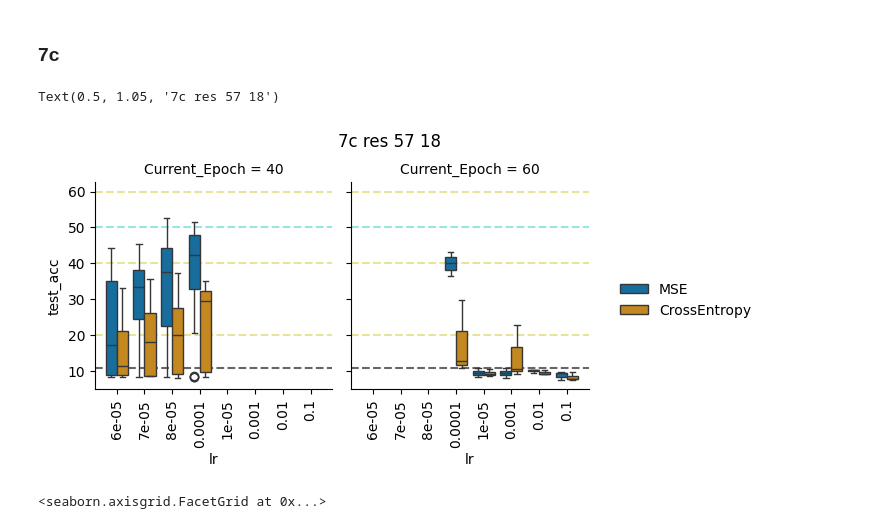
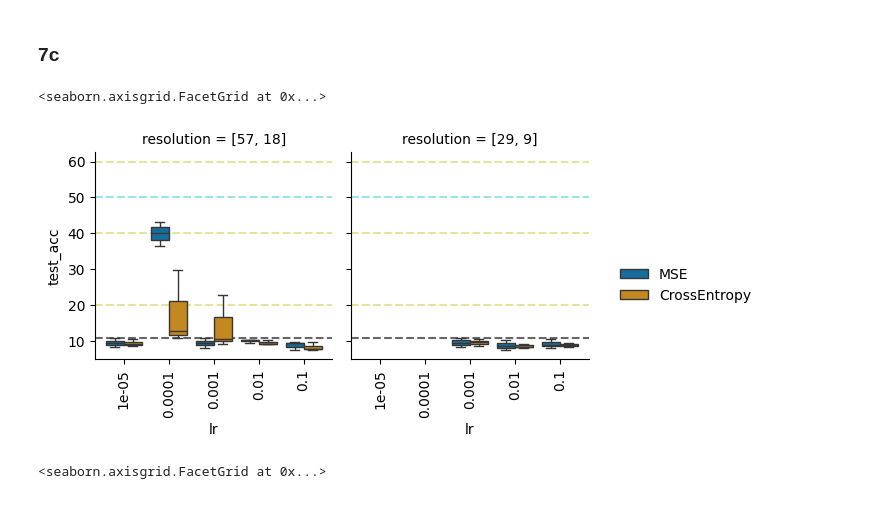
Before and after one commit to Naybellez/antvis, a Jupyter notebook: optics/Captains_Log/CaptainsLog_startdate_030625.ipynb, the cells around one changed output. Drawn from its saved outputs; the diff is of its cells as text; code cells hidden in the pictures.

```diff
--- a/optics/Captains_Log/CaptainsLog_startdate_030625.ipynb
+++ b/optics/Captains_Log/CaptainsLog_startdate_030625.ipynb
@@ -188,10 +195,11 @@ fir_2c2l = pd.concat([df_b_2c2l_452144, df_b_2c2l_22672, df_b_2c2l_11336, df_b_2
 # remove wd and ched vals
 df_all_b_2c = fir_2c2l[(fir_2c2l['wd']==0)&(fir_2c2l['scheduler value']==0)]
 # %%
+df_all_b_2c_1e4 = df_all_b_2c[(df_all_b_2c['lr'] == 1e-4)&(df_all_b_2c['Current_Epoch']==60)]
 
-g= sns.FacetGrid(df_all_b_2c,col='lr', row= "Current_Epoch", margin_titles=True, legend_out=True)
+g= sns.FacetGrid(df_all_b_2c_1e4, margin_titles=True, legend_out=True) #col='lr',  row= "Current_Epoch",
 
-g.map(sns.boxplot, "resolution", "test_acc", hue=df_all_b_2c["loss_fn"], palette="colorblind")
+g.map(sns.boxplot, "resolution", "test_acc", hue=df_all_b_2c_1e4["loss_fn"], palette="colorblind")
 
 for ax in g.axes_dict.values():
     g.tick_params(axis='x', rotation=90)
@@ -217,12 +225,15 @@ file_path_b_3c2l_452144_3 = r'.././res_big_loop_saves/models/batch/3c2l/3c2l_[45
 
 file_path_b_3c2l_22672_1 = r'.././res_big_loop_saves/models/batch/3c2l/3c2l_[226, 72]_2024-04-22.csv'
 file_path_b_3c2l_22672_2 = r'.././res_big_loop_saves/models/batch/3c2l/3c2l_[226, 72]_2024-05-22.csv'
+file_path_b_3c2l_22672_3 = r'.././res_big_loop_saves/models/batch/3c2l/3c2l_[226, 72]_2024-06-04.csv'
 
 file_path_b_3c2l_11336_1 = r'.././res_big_loop_saves/models/batch/3c2l/3c2l_[113, 36]_2024-04-22.csv'
 file_path_b_3c2l_11336_2 = r'.././res_big_loop_saves/models/batch/3c2l/3c2l_[113, 36]_2024-05-22.csv'
+file_path_b_3c2l_11336_3 = r'.././res_big_loop_saves/models/batch/3c2l/3c2l_[113, 36]_2024-06-04.csv'
 
 file_path_b_3c2l_5718_1 = r'.././res_big_loop_saves/models/batch/3c2l/3c2l_[57, 18]_2024-04-22.csv'
 file_path_b_3c2l_5718_2 = r'.././res_big_loop_saves/models/batch/3c2l/3c2l_[57, 18]_2024-05-22.csv'
+file_path_b_3c2l_5718_3 = r'.././res_big_loop_saves/models/batch/3c2l/3c2l_[57, 18]_2024-06-04.csv'
 
 file_path_b_3c2l_299_1 = r'.././res_big_loop_saves/models/batch/3c2l/3c2l_[29, 9]_2024-04-22.csv'
 file_path_b_3c2l_299_2 = r'.././res_big_loop_saves/models/batch/3c2l/3c2l_[29, 9]_2024-05-22.csv'
@@ -241,15 +252,18 @@ df_b_3c2l_452144 = pd.concat([df_b_3c2l_452144_1, df_b_3c2l_452144_lrs,df_b_3c2l
 
 df_b_3c2l_22672_1 = pd.read_csv(file_path_b_3c2l_22672_1)
 df_b_3c2l_22672_2 = pd.read_csv(file_path_b_3c2l_22672_2)
-df_b_3c2l_22672 = pd.concat([df_b_3c2l_22672_1, df_b_3c2l_22672_2], ignore_index=True)
+df_b_3c2l_22672_3 = pd.read_csv(file_path_b_3c2l_22672_3)
+df_b_3c2l_22672 = pd.concat([df_b_3c2l_22672_1, df_b_3c2l_22672_2,df_b_3c2l_22672_3], ignore_index=True)
 
 df_b_3c2l_11336_1 = pd.read_csv(file_path_b_3c2l_11336_1)
 df_b_3c2l_11336_2 = pd.read_csv(file_path_b_3c2l_11336_2)
-df_b_3c2l_11336 = pd.concat([df_b_3c2l_11336_1, df_b_3c2l_11336_2], ignore_index=True)
+df_b_3c2l_11336_3 = pd.read_csv(file_path_b_3c2l_11336_3)
+df_b_3c2l_11336 = pd.concat([df_b_3c2l_11336_1, df_b_3c2l_11336_2,df_b_3c2l_11336_3], ignore_index=True)
 
 df_b_3c2l_5718_1 = pd.read_csv(file_path_b_3c2l_5718_1)
 df_b_3c2l_5718_2 = pd.read_csv(file_path_b_3c2l_5718_2)
-df_b_3c2l_5718 = pd.concat([df_b_3c2l_5718_1, df_b_3c2l_5718_2], ignore_index=True)
+df_b_3c2l_5718_3 = pd.read_csv(file_path_b_3c2l_5718_3)
+df_b_3c2l_5718 = pd.concat([df_b_3c2l_5718_1, df_b_3c2l_5718_2,df_b_3c2l_5718_3], ignore_index=True)
 
 df_b_3c2l_299_1 = pd.read_csv(file_path_b_3c2l_299_1)
 df_b_3c2l_299_2 = pd.read_csv(file_path_b_3c2l_299_2)
@@ -275,10 +289,11 @@ df_fir_3c_sameparams1 = fir_3x_al[(fir_3x_al['wd']==0)&(fir_3x_al['scheduler val
 
 df_all_b_3c = pd.concat([df_3c_sameparams1, df_fir_3c_sameparams1], ignore_index=True)
 # %%
+df_all_b_3c_e4 = df_all_b_3c[(df_all_b_3c['lr']==1e-4)&(df_all_b_3c['Current_Epoch']== 60)]
 
-g= sns.FacetGrid(df_all_b_3c,col='Current_Epoch', row= "lr", margin_titles=True, legend_out=True)
+g= sns.FacetGrid(df_all_b_3c_e4,col='Current_Epoch', row= "lr", margin_titles=True, legend_out=True)
 
-g.map(sns.boxplot, "resolution", "test_acc", hue=df_all_b_3c["loss_fn"], palette="colorblind")
+g.map(sns.boxplot, "resolution", "test_acc", hue=df_all_b_3c_e4["loss_fn"], palette="colorblind")
 
 for ax in g.axes_dict.values():
     g.tick_params(axis='x', rotation=90)
@@ -615,25 +642,26 @@ fir_7c3l = pd.concat([df_b_7c3l_452144, df_b_7c3l_22672, df_b_7c3l_11336, df_b_7
 # remove wd and ched vals
 df_all_b_7c = fir_7c3l[(fir_7c3l['wd']==0)&(fir_7c3l['scheduler value']==0)]
 # %%
+df_all_b_7c_60 = df_all_b_7c[(df_all_b_7c['Current_Epoch']==60)]
 
-g= sns.FacetGrid(df_b_7c3l_5718,col='Current_Epoch', margin_titles=True, legend_out=True)
+g= sns.FacetGrid(df_all_b_7c_60,col='resolution', margin_titles=True, legend_out=True)
 
-g.map(sns.boxplot, "lr", "test_acc", hue=df_b_7c3l_5718["loss_fn"], palette="colorblind")
+g.map(sns.boxplot, "lr", "test_acc", hue=df_all_b_7c_60["loss_fn"], palette="colorblind")
 
 for ax in g.axes_dict.values():
     g.tick_params(axis='x', rotation=90)
     ax.axline((0, 11), slope=0, c="0.4", ls="--", zorder=0)
     ax.axline((0, 50), slope=0, c=("c",0.4), ls="--", zorder=0)
     #ax.axline((0, 50), slope=0, c=("c", 0.2), ls="--", zorder=0)
     ax.axline((0, 20), slope=0, c=("y",0.4), ls="--", zorder=0)
     ax.axline((0, 40), slope=0, c=("y",0.4), ls="--", zorder=0)
     ax.axline((0, 60), slope=0, c=("y",0.4), ls="--", zorder=0)
 
 g.add_legend()
-g.figure.suptitle("7c res 57 18", y=1.05)
+#g.figure.suptitle("7c res 57 18", y=1.05)
 # %% [output]
-Text(0.5, 1.05, '7c res 57 18')
+<seaborn.axisgrid.FacetGrid at 0x...>
-[figure, old version]
+[figure, new version]
 # %%
 
 g= sns.FacetGrid(df_all_b_7c,col='Current_Epoch', row= "lr", margin_titles=True, legend_out=True)
```
Also changed, not shown: parts of 19 cells of this notebook, 1 other file.
